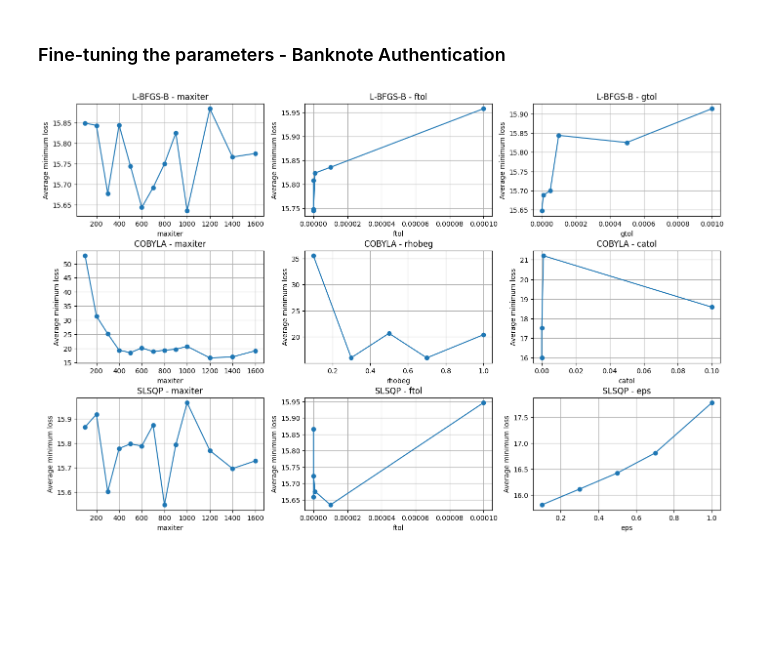
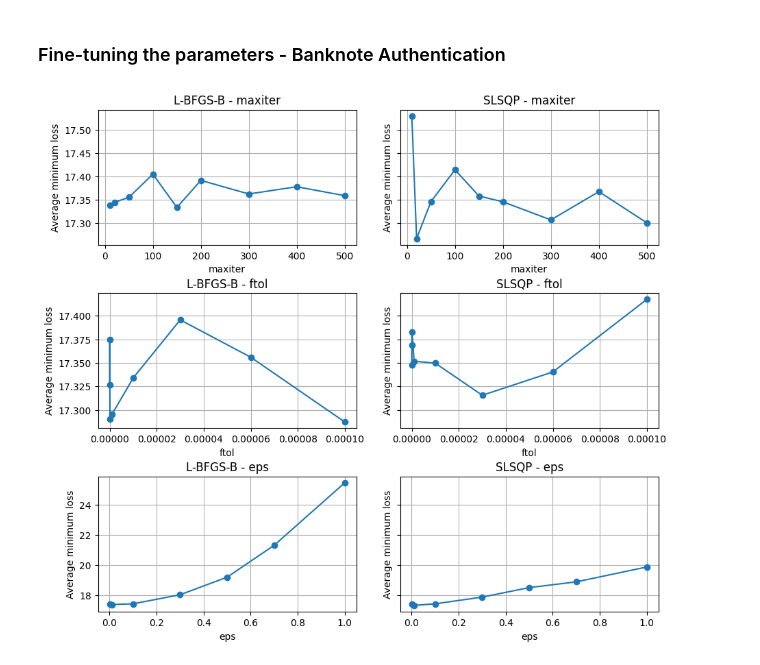
Before and after one commit to zalewskij/Optimization-in-Data-Analysis, a Jupyter notebook: results.ipynb, the cells around one changed output. Drawn from its saved outputs; the diff is of its cells as text; code cells hidden in the pictures; blank space fills up the shorter version.

```diff
--- a/results.ipynb
+++ b/results.ipynb
@@ -101,22 +114,17 @@ plot_accuracies(all_accuracies)
 # %%
 params = {
     'L-BFGS-B': {
-        'maxiter': [100, 200, 300, 400, 500, 600, 700, 800, 900, 1000, 1200, 1400, 1600],
-        'ftol': [1e-9, 1e-8, 1e-7, 1e-6, 1e-5, 1e-4],
-        'gtol': [0.001, 0.0005, 0.0001, 0.00005, 0.00001, 0.0000001]
-    },
-    'COBYLA': {
-        'maxiter': [100, 200, 300, 400, 500, 600, 700, 800, 900, 1000, 1200, 1400, 1600],
-        'rhobeg': [0.1, 0.3, 0.5, 0.7, 1.0],
-        'catol': [0.1, 0.001, 0.00001, 0.0000001]
+        'maxiter': [10, 20, 50, 100, 150, 200, 300, 400, 500],
+        'ftol': [1e-9, 1e-8, 1e-7, 1e-6, 1e-5, 3e-5, 6e-5, 1e-4],
+        'eps': [0.001, 0.01, 0.1, 0.3, 0.5, 0.7, 1.0]
     },
     'SLSQP': {
-        'maxiter': [100, 200, 300, 400, 500, 600, 700, 800, 900, 1000, 1200, 1400, 1600],
-        'ftol': [1e-9, 1e-8, 1e-7, 1e-6, 1e-5, 1e-4],
-        'eps': [0.1, 0.3, 0.5, 0.7, 1.0]
+        'maxiter': [10, 20, 50, 100, 150, 200, 300, 400, 500],
+        'ftol': [1e-9, 1e-8, 1e-7, 1e-6, 1e-5, 3e-5, 6e-5, 1e-4],
+        'eps': [0.001, 0.01, 0.1, 0.3, 0.5, 0.7, 1.0]
     }
 }
 # %%
-test_and_plot_parameters(X_BC, y_BC, params, iter_=50)
+test_and_plot_parameters(X_BA, y_BA, params, iter_=50)
 # %% [output]
-[figure, old version]
+[figure, new version]
```
Also changed, not shown: parts of 11 cells of this notebook, 1 other file.
